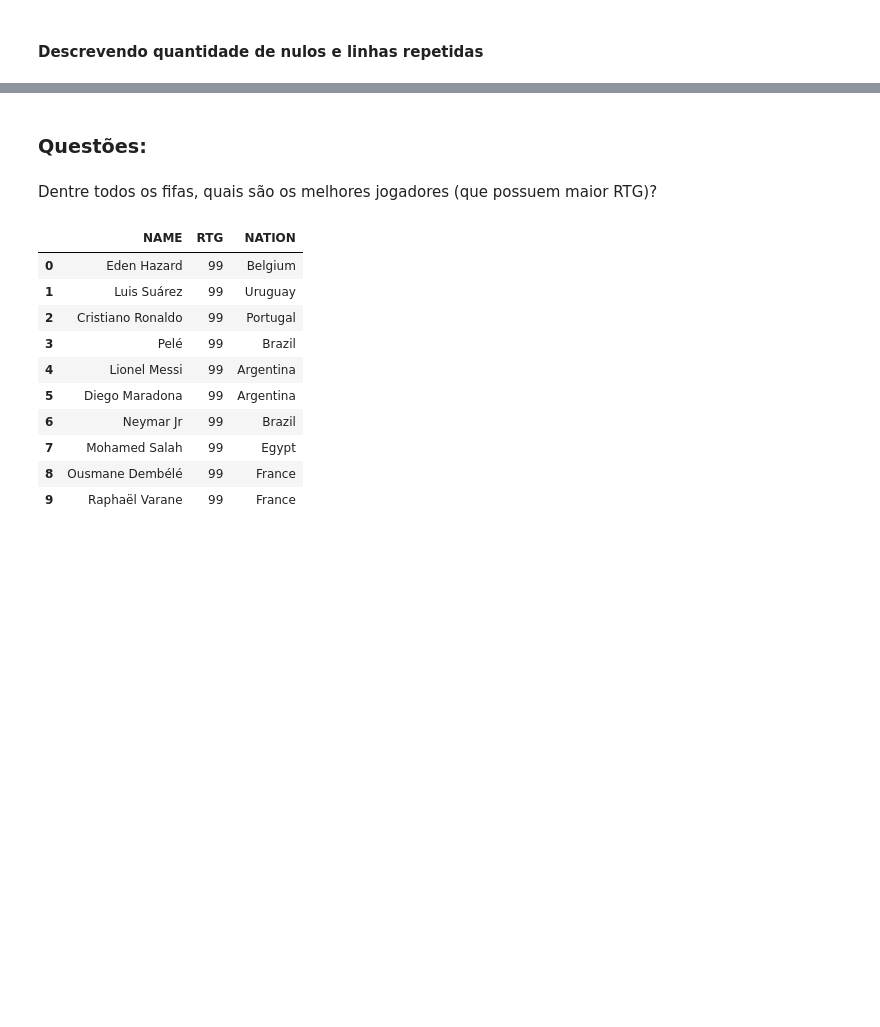
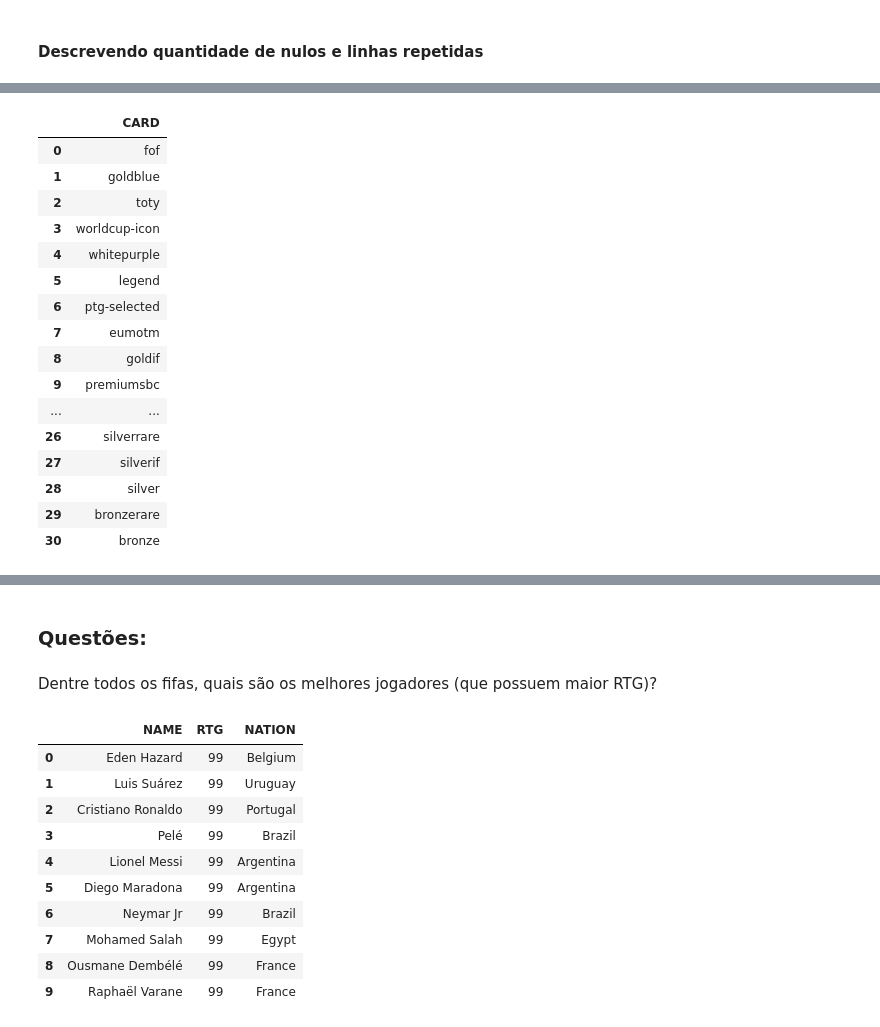
Before and after one commit to uiLLer/FIFAquerying, a Jupyter notebook: main.ipynb, the cells around one changed output, grey strips where cells are left out. Drawn from its saved outputs; the diff is of its cells as text; code cells hidden in the pictures; blank space fills up the shorter version.

```diff
--- a/main.ipynb
+++ b/main.ipynb
@@ -173,0 +197,20 @@ executeQuery(queryUnicos)
+# %%
+executeQuery(queryCardUnicos)
+# %% [output]
+|  | CARD |
+| 0 | fof |
+| 1 | goldblue |
+| 2 | toty |
+| 3 | worldcup-icon |
+| 4 | whitepurple |
+| 5 | legend |
+| 6 | ptg-selected |
+| 7 | eumotm |
+| 8 | goldif |
+| 9 | premiumsbc |
+| ... | ... |
+| 26 | silverrare |
+| 27 | silverif |
+| 28 | silver |
+| 29 | bronzerare |
+| 30 | bronze |
```
Also changed, not shown: parts of 4 cells of this notebook.
